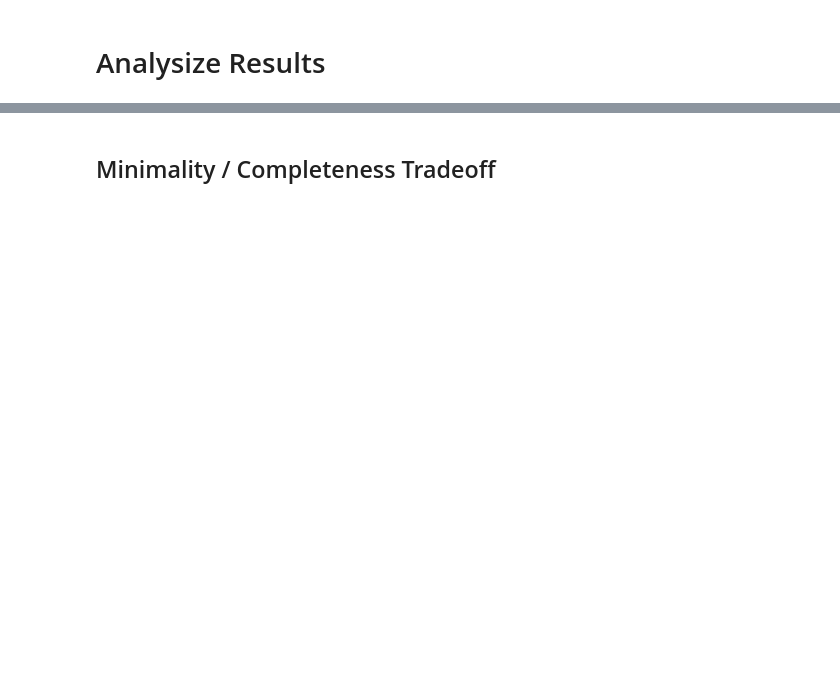
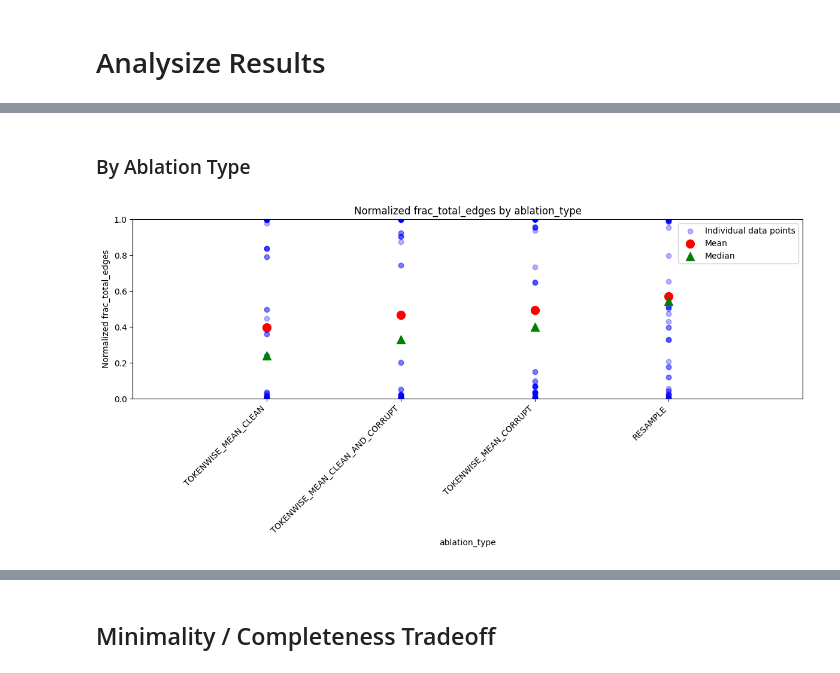
Before and after one commit to oliveradk/elk-experiments, a Jupyter notebook: jobs/hypothesis_tests.ipynb, the cells around one changed output, grey strips where cells are left out. Drawn from its saved outputs; the diff is of its cells as text; code cells hidden in the pictures; blank space fills up the shorter version.

Commit message:
plotting aggregated normalized edge counts

```diff
--- a/jobs/hypothesis_tests.ipynb
+++ b/jobs/hypothesis_tests.ipynb
@@ -297,0 +661,15 @@ All figures have been generated and saved.
+# %% [markdown]
+### By Ablation Type
+# %%
+# Example usage:
+# Example usage:
+flexible_normalize_aggregate_and_plot(
+    df,
+    agg_by=['ablation_type'],
+    value_column='frac_total_edges',
+    normalize_by=['task_key', 'use_abs', 'epsilon'],
+    rotation=45,
+    ha='right',
+)
+# %% [output]
+[figure, added]
```
Also changed, not shown: parts of 32 cells of this notebook.
